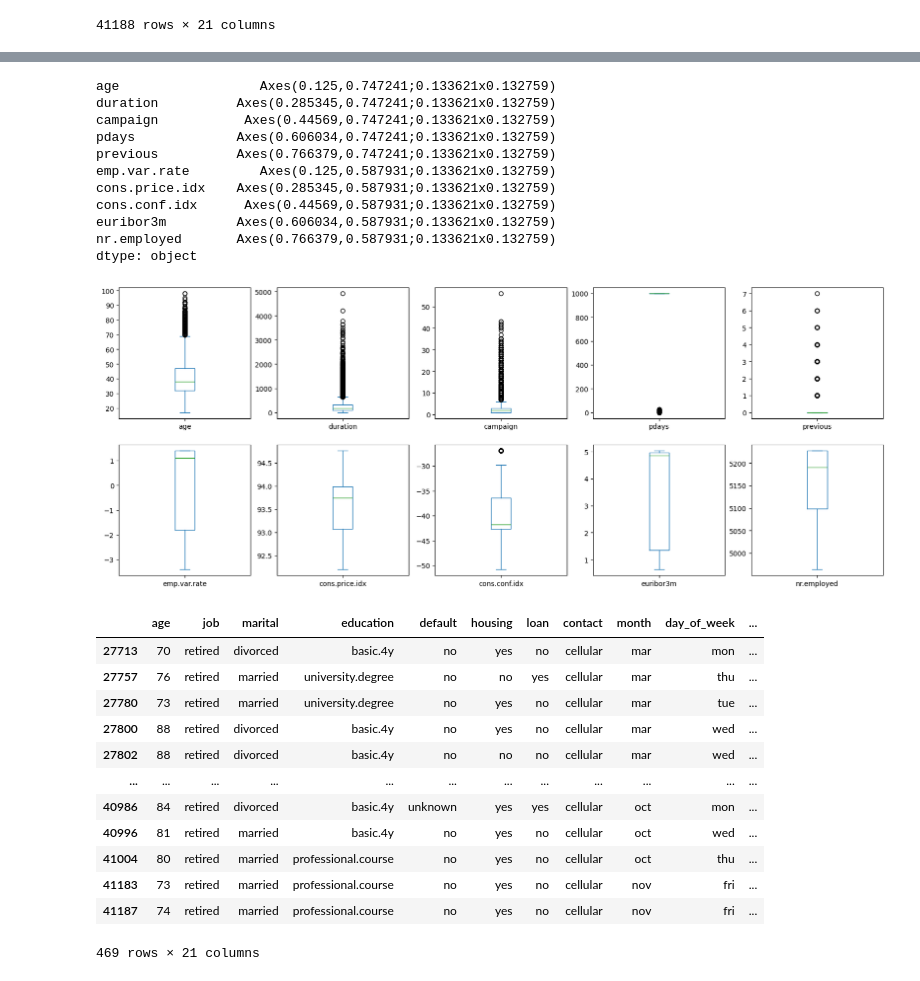
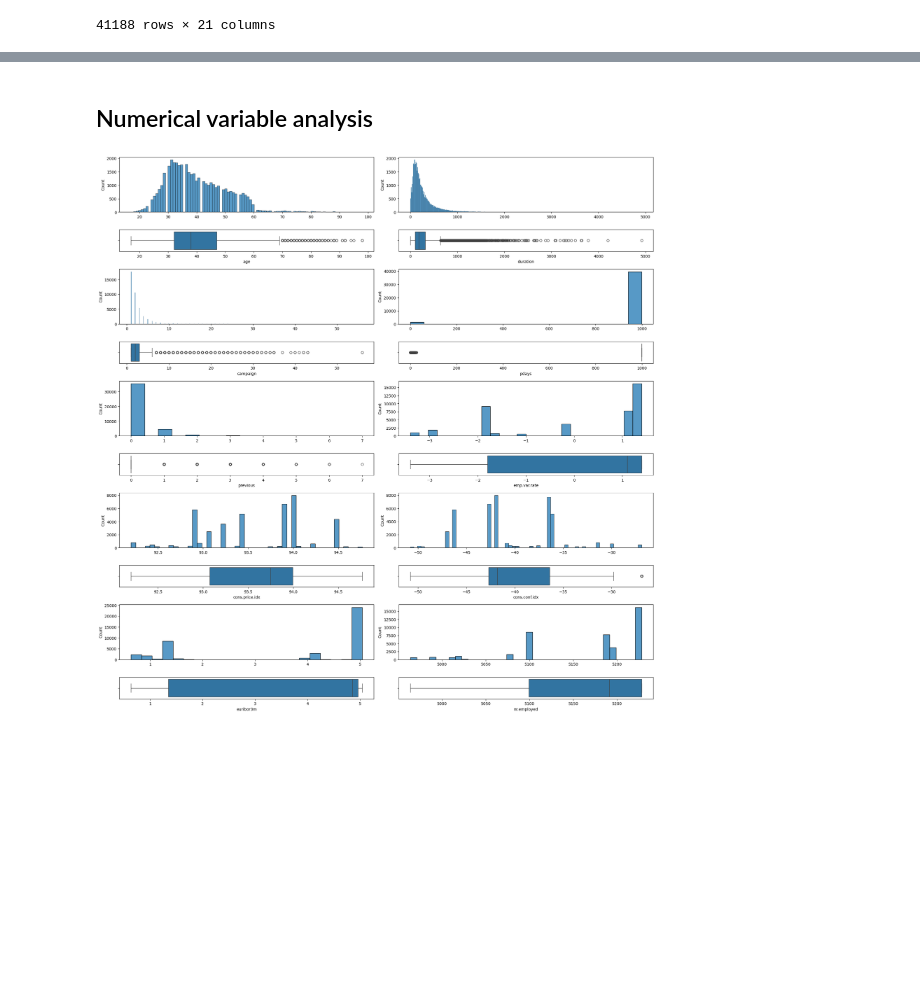
Before and after one commit to allankruger/logistic-regression, a Jupyter notebook: src/explore.ipynb, the cells around one changed output, grey strips where cells are left out. Saved outputs shown, nothing was run; the diff lists cells and outputs as text; code cells hidden in the pictures; blank space fills up the shorter version.

```diff
--- a/src/explore.ipynb
+++ b/src/explore.ipynb
@@ -103,31 +114,38 @@ sns.histplot(data=data, x="y", ax=axis[1, 4])
-# %%
-data.plot(kind='box', figsize=(20,20), subplots=True, layout=(5,5))
-# %% [output]
-age                  Axes(0.125,0.747241;0.133621x0.132759)
-duration          Axes(0.285345,0.747241;0.133621x0.132759)
-campaign           Axes(0.44569,0.747241;0.133621x0.132759)
-pdays             Axes(0.606034,0.747241;0.133621x0.132759)
-previous          Axes(0.766379,0.747241;0.133621x0.132759)
-emp.var.rate         Axes(0.125,0.587931;0.133621x0.132759)
-cons.price.idx    Axes(0.285345,0.587931;0.133621x0.132759)
-cons.conf.idx      Axes(0.44569,0.587931;0.133621x0.132759)
-euribor3m         Axes(0.606034,0.587931;0.133621x0.132759)
-nr.employed       Axes(0.766379,0.587931;0.133621x0.132759)
-dtype: object
-[figure, removed]
-# %%
-data[data['age'] >= 70]
-# %% [output]
-|  | age | job | marital | education | default | housing | loan | contact | month | day_of_week | ... |
-| 27713 | 70 | retired | divorced | basic.4y | no | yes | no | cellular | mar | mon | ... |
-| 27757 | 76 | retired | married | university.degree | no | no | yes | cellular | mar | thu | ... |
-| 27780 | 73 | retired | married | university.degree | no | yes | no | cellular | mar | tue | ... |
-| 27800 | 88 | retired | divorced | basic.4y | no | yes | no | cellular | mar | wed | ... |
-| 27802 | 88 | retired | divorced | basic.4y | no | no | no | cellular | mar | wed | ... |
-| ... | ... | ... | ... | ... | ... | ... | ... | ... | ... | ... | ... |
-| 40986 | 84 | retired | divorced | basic.4y | unknown | yes | yes | cellular | oct | mon | ... |
-| 40996 | 81 | retired | married | basic.4y | no | yes | no | cellular | oct | wed | ... |
-| 41004 | 80 | retired | married | professional.course | no | yes | no | cellular | oct | thu | ... |
-| 41183 | 73 | retired | married | professional.course | no | yes | no | cellular | nov | fri | ... |
-| 41187 | 74 | retired | married | professional.course | no | yes | no | cellular | nov | fri | ... |
-469 rows × 21 columns
+# %% [markdown]
+## Numerical variable analysis
+# %%
+fig, axes = plt.subplots(10, 2, figsize=(20, 20), gridspec_kw={"height_ratios": [5, 2, 5, 2, 5, 2, 5, 2, 5, 2]})
+
+sns.histplot(data=data, x="age", ax=axes[0, 0]).set(xlabel=None)
+sns.boxplot(data=data, x="age", ax=axes[1, 0])
+
+sns.histplot(data=data, x="duration", ax=axes[0, 1]).set(xlabel=None)
+sns.boxplot(data=data, x="duration", ax=axes[1, 1])
+
+sns.histplot(data=data, x="campaign", ax=axes[2, 0]).set(xlabel=None)
+sns.boxplot(data=data, x="campaign", ax=axes[3, 0])
+
+sns.histplot(data=data, x="pdays", ax=axes[2, 1]).set(xlabel=None)
+sns.boxplot(data=data, x="pdays", ax=axes[3, 1])
+
+sns.histplot(data=data, x="previous", ax=axes[4, 0]).set(xlabel=None)
+sns.boxplot(data=data, x="previous", ax=axes[5, 0])
+
+sns.histplot(data=data, x="emp.var.rate", ax=axes[4, 1]).set(xlabel=None)
+sns.boxplot(data=data, x="emp.var.rate", ax=axes[5, 1])
+
+sns.histplot(data=data, x="cons.price.idx", ax=axes[6, 0]).set(xlabel=None)
+sns.boxplot(data=data, x="cons.price.idx", ax=axes[7, 0])
+
+sns.histplot(data=data, x="cons.conf.idx", ax=axes[6, 1]).set(xlabel=None)
+sns.boxplot(data=data, x="cons.conf.idx", ax=axes[7, 1])
+
+sns.histplot(data=data, x="euribor3m", ax=axes[8, 0]).set(xlabel=None)
+sns.boxplot(data=data, x="euribor3m", ax=axes[9, 0])
+
+sns.histplot(data=data, x="nr.employed", ax=axes[8, 1]).set(xlabel=None)
+sns.boxplot(data=data, x="nr.employed", ax=axes[9, 1])
+
+plt.tight_layout()
+# %% [output]
+[figure, added]
```
Also changed, not shown: parts of 19 cells of this notebook.
